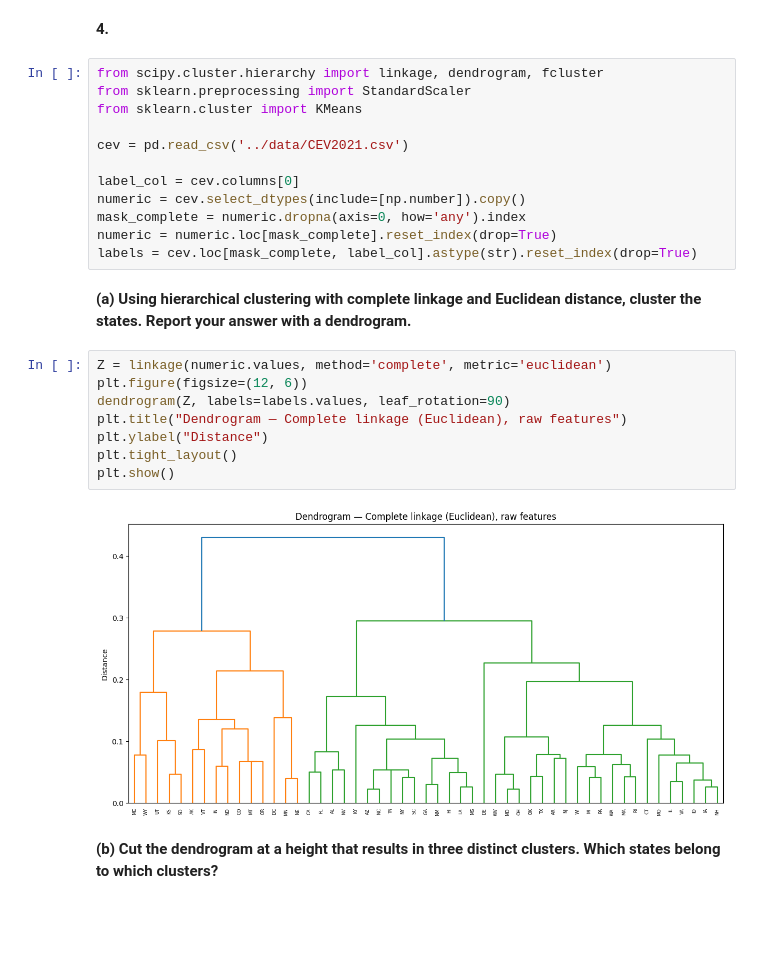
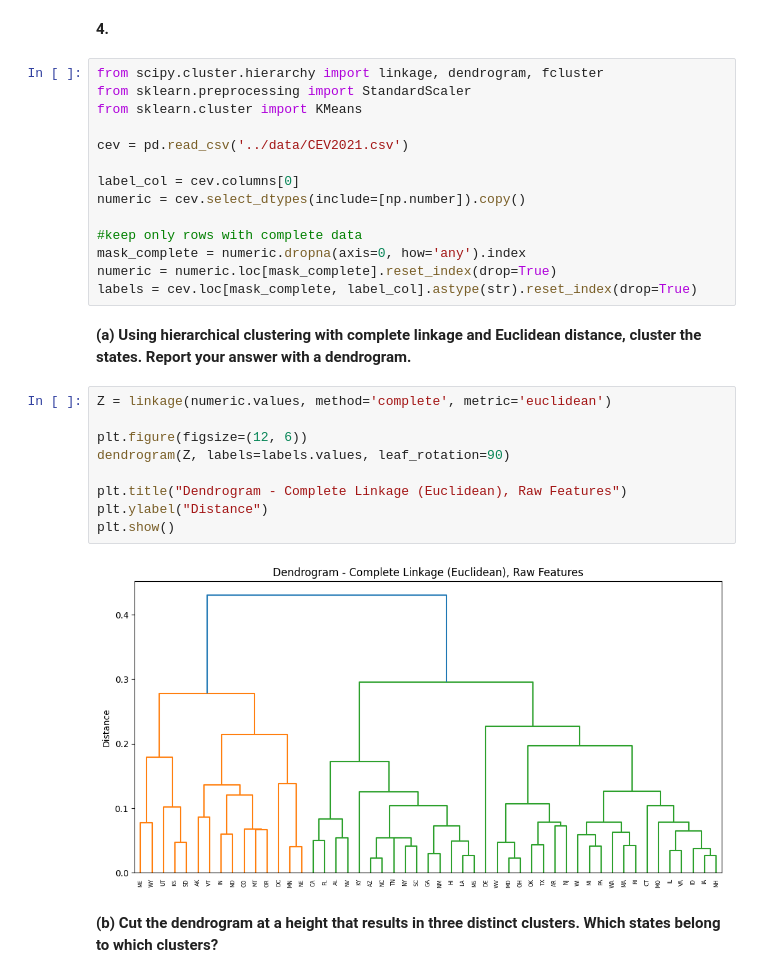
Before and after one commit to rachellecloutier/code_2600, a Jupyter notebook: homework3.ipynb, the cells around one changed output. Saved outputs shown, nothing was run; the diff lists cells and outputs as text; blank space fills up the shorter version.

```diff
--- a/homework3.ipynb
+++ b/homework3.ipynb
@@ -394,6 +522,8 @@ cev = pd.read_csv('../data/CEV2021.csv')
 
 label_col = cev.columns[0]
 numeric = cev.select_dtypes(include=[np.number]).copy()
+
+#keep only rows with complete data
 mask_complete = numeric.dropna(axis=0, how='any').index
 numeric = numeric.loc[mask_complete].reset_index(drop=True)
 labels = cev.loc[mask_complete, label_col].astype(str).reset_index(drop=True)
@@ -401,14 +531,15 @@ labels = cev.loc[mask_complete, label_col].astype(str).reset_index(drop=True)
 **(a) Using hierarchical clustering with complete linkage and Euclidean distance, cluster the states. Report your answer with a dendrogram.**
 # %%
 Z = linkage(numeric.values, method='complete', metric='euclidean')
+
 plt.figure(figsize=(12, 6))
 dendrogram(Z, labels=labels.values, leaf_rotation=90)
-plt.title("Dendrogram — Complete linkage (Euclidean), raw features")
+
+plt.title("Dendrogram - Complete Linkage (Euclidean), Raw Features")
 plt.ylabel("Distance")
-plt.tight_layout()
 plt.show()
 # %% [output]
-[figure, old version]
+[figure, new version]
 # %% [markdown]
 **(b) Cut the dendrogram at a height that results in three distinct clusters. Which states belong to which clusters?**
 # %%
```
Also changed, not shown: parts of 27 cells of this notebook.
